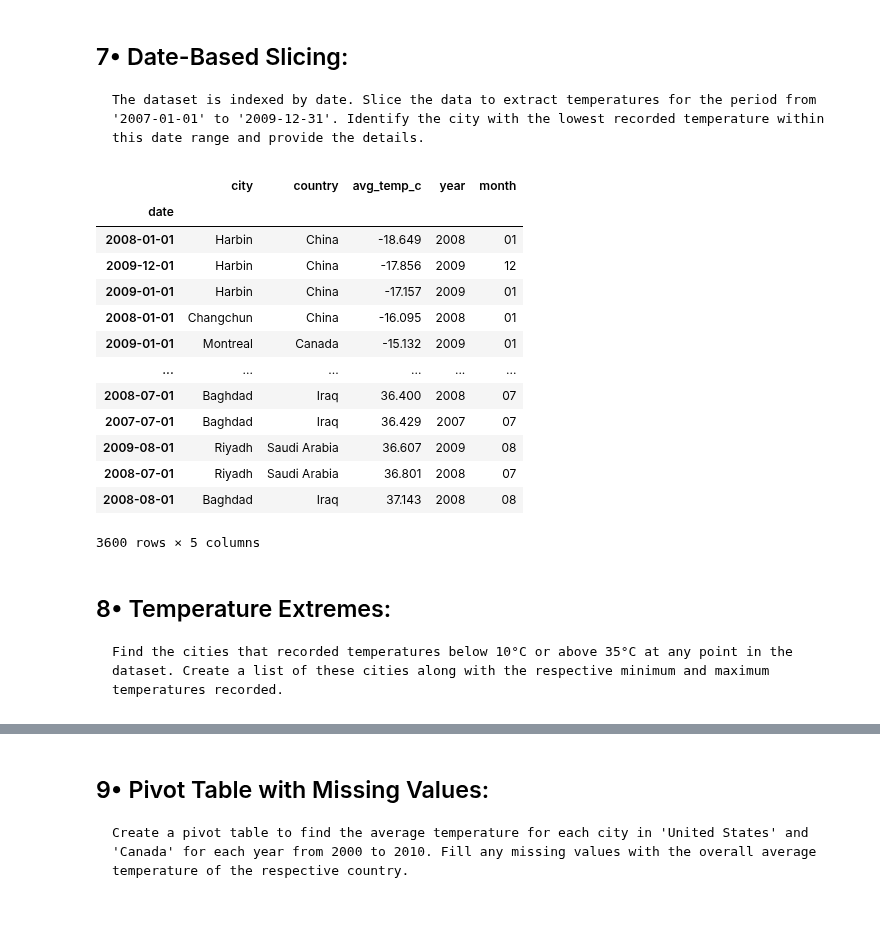
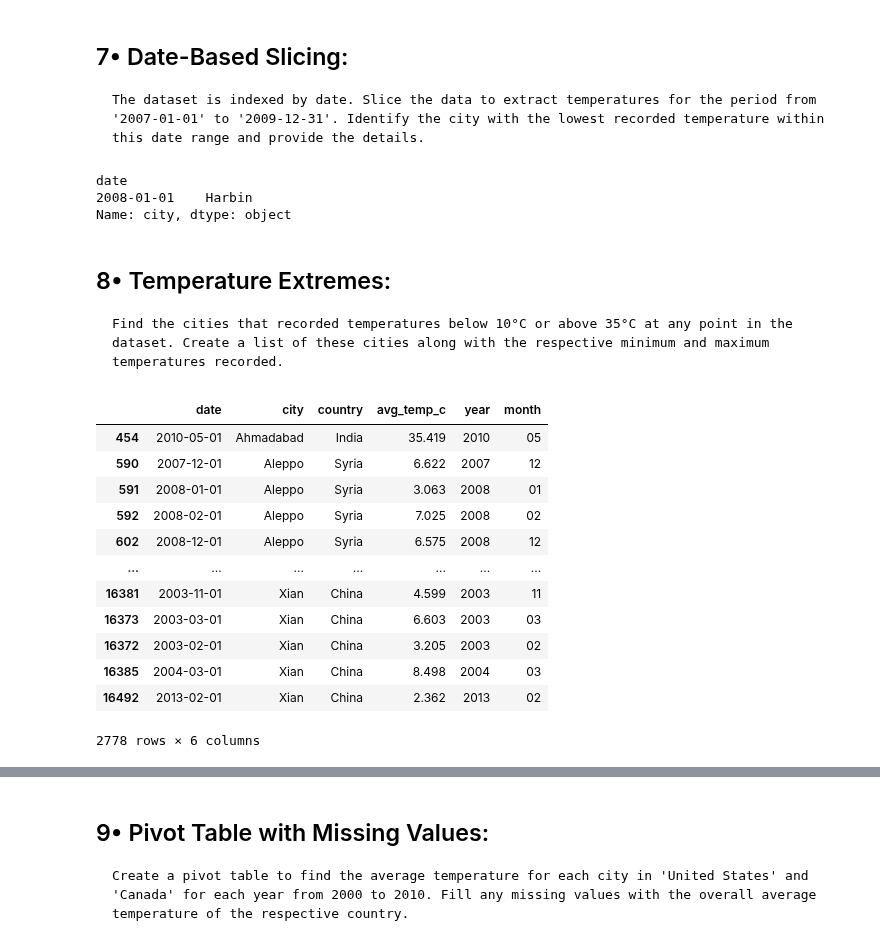
Before and after one commit to S827/python-programs, a Jupyter notebook: EDAPractice/DMWithPandas/CH3_SlicingAndIndexingDataframes/Module3Test.ipynb, the cells around one changed output, grey strips where cells are left out. Cells and saved outputs as stored; diff of their text form; code cells hidden in the pictures; blank space fills up the shorter version.

```diff
--- a/EDAPractice/DMWithPandas/CH3_SlicingAndIndexingDataframes/Module3Test.ipynb
+++ b/EDAPractice/DMWithPandas/CH3_SlicingAndIndexingDataframes/Module3Test.ipynb
@@ -149,22 +149,29 @@ dtype: float64
 # %%
 temp['date'] = pd.to_datetime(temp['date'])
 temp_date = temp.set_index('date')
-temp_date.loc['2007-01-01':'2009-12-31'].sort_values('avg_temp_c')
+temp_date.loc['2007-01-01':'2009-12-31'].sort_values('avg_temp_c').head(1)['city']
 # %% [output]
-|  | city | country | avg_temp_c | year | month |
-| date |  |  |  |  |  |
-| 2008-01-01 | Harbin | China | -18.649 | 2008 | 01 |
-| 2009-12-01 | Harbin | China | -17.856 | 2009 | 12 |
-| 2009-01-01 | Harbin | China | -17.157 | 2009 | 01 |
-| 2008-01-01 | Changchun | China | -16.095 | 2008 | 01 |
-| 2009-01-01 | Montreal | Canada | -15.132 | 2009 | 01 |
-| ... | ... | ... | ... | ... | ... |
-| 2008-07-01 | Baghdad | Iraq | 36.400 | 2008 | 07 |
-| 2007-07-01 | Baghdad | Iraq | 36.429 | 2007 | 07 |
-| 2009-08-01 | Riyadh | Saudi Arabia | 36.607 | 2009 | 08 |
-| 2008-07-01 | Riyadh | Saudi Arabia | 36.801 | 2008 | 07 |
-| 2008-08-01 | Baghdad | Iraq | 37.143 | 2008 | 08 |
-3600 rows × 5 columns
+date
+2008-01-01    Harbin
+Name: city, dtype: object
 # %% [markdown]
 ## 8•  Temperature Extremes:
 	Find the cities that recorded temperatures below 10°C or above 35°C at any point in the dataset. Create a list of these cities along with the respective minimum and maximum temperatures recorded.
+# %%
+temp_cities = temp[(temp['avg_temp_c'] < 10) | (temp['avg_temp_c'] > 35)].sort_values('city')
+# temp_cities.groupby(['country', 'city'])['avg_temp_c'].agg(['min', 'max'])
+temp_cities
+# %% [output]
+|  | date | city | country | avg_temp_c | year | month |
+| 454 | 2010-05-01 | Ahmadabad | India | 35.419 | 2010 | 05 |
+| 590 | 2007-12-01 | Aleppo | Syria | 6.622 | 2007 | 12 |
+| 591 | 2008-01-01 | Aleppo | Syria | 3.063 | 2008 | 01 |
+| 592 | 2008-02-01 | Aleppo | Syria | 7.025 | 2008 | 02 |
+| 602 | 2008-12-01 | Aleppo | Syria | 6.575 | 2008 | 12 |
+| ... | ... | ... | ... | ... | ... | ... |
+| 16381 | 2003-11-01 | Xian | China | 4.599 | 2003 | 11 |
+| 16373 | 2003-03-01 | Xian | China | 6.603 | 2003 | 03 |
+| 16372 | 2003-02-01 | Xian | China | 3.205 | 2003 | 02 |
+| 16385 | 2004-03-01 | Xian | China | 8.498 | 2004 | 03 |
+| 16492 | 2013-02-01 | Xian | China | 2.362 | 2013 | 02 |
+2778 rows × 6 columns
```
Also changed, not shown: parts of 2 cells of this notebook, 3 other files.
